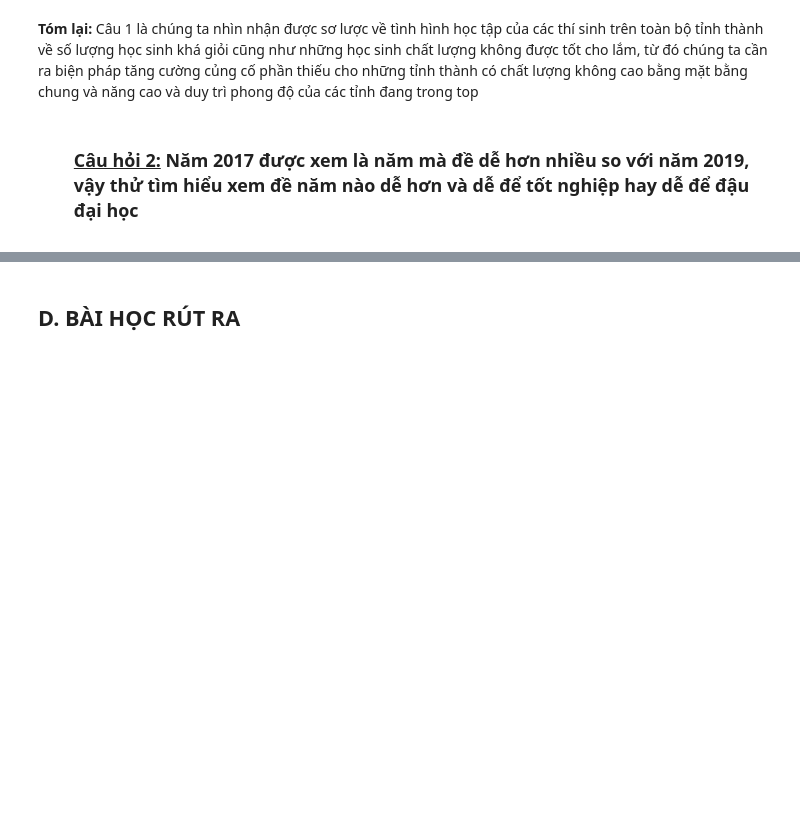
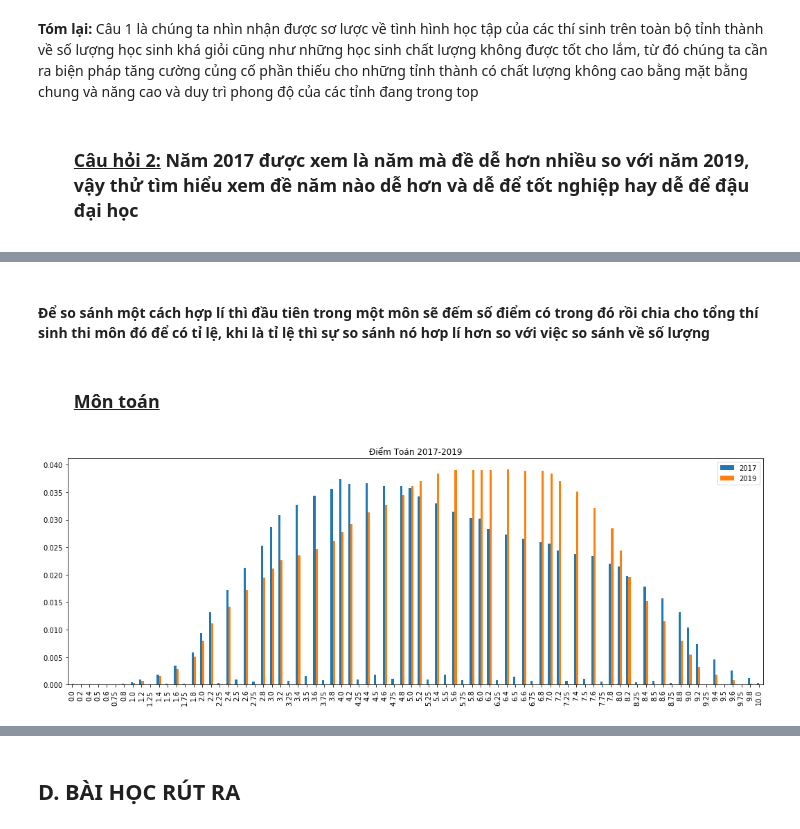
Before and after one commit to ngocbinh53/KHDL, a Jupyter notebook: 1712293-NguyenNgocBinh.ipynb, the cells around one changed output, grey strips where cells are left out. Cells and saved outputs as stored; diff of their text form; code cells hidden in the pictures; blank space fills up the shorter version.

```diff
--- a/1712293-NguyenNgocBinh.ipynb
+++ b/1712293-NguyenNgocBinh.ipynb
@@ -441,5 +461,6 @@ top5_diemcao_df
 # %%
 temp1=(diem2017_df['Toán']+diem2017_df['Ngữ văn'] + diem2017_df['Ngoại ngữ'] + diem2017_df['KHTN'])/4
 temp2=(diem2017_df['Toán']+diem2017_df['Ngữ văn'] + diem2017_df['Ngoại ngữ'] + diem2017_df['KHXH'])/4
-temp = pd.DataFrame({'KHTN':temp1,'KHXH':tem2 })
+temp = pd.DataFrame({'KHTN':temp1,'KHXH':temp2 })
 diem2017_df['Điểm tốt nghiệp']=temp.max(axis=1)
+diem2017_df
@@ -486,0 +483,3 @@ diem_toan_ca_nuoc.sort_index().plot.bar(figsize=(14,6),title="Điểm toán 2017
+# %%
+diem2017_df.dropna(subset=['Điểm tốt nghiệp'],inplace=True)
+diem2017_df
@@ -486,0 +500,14 @@ diem_toan_ca_nuoc.sort_index().plot.bar(figsize=(14,6),title="Điểm toán 2017
+# %% [markdown]
+#### Để so sánh một cách hợp lí thì đầu tiên trong một môn sẽ đếm số điểm có trong đó rồi chia cho tổng thí sinh thi môn đó để có tỉ lệ, khi là tỉ lệ thì sự so sánh nó hơp lí hơn so với việc so sánh về số lượng
+# %% [markdown]
+### <ul><u>Môn toán</u></ul>
+# %%
+def PhanBoDiem(monthi,fig):
+    diem2017 = diem2017_df[monthi].value_counts() / diem2017_df[monthi].count() #sl điểm i/tổng sl
+    diem2019 = diem2019_df[monthi].value_counts() / diem2019_df[monthi].count()
+    diemcanuoc=pd.DataFrame({"2017":diem2017,"2019":diem2019})
+    tl = "Điểm "+monthi+ " 2017-2019"
+    diemcanuoc.sort_index().plot.bar(figsize=fig,title=tl)
+PhanBoDiem('Toán',(18,6))
+# %% [output]
+[figure, added]
```
Also changed, not shown: parts of 42 cells of this notebook.
